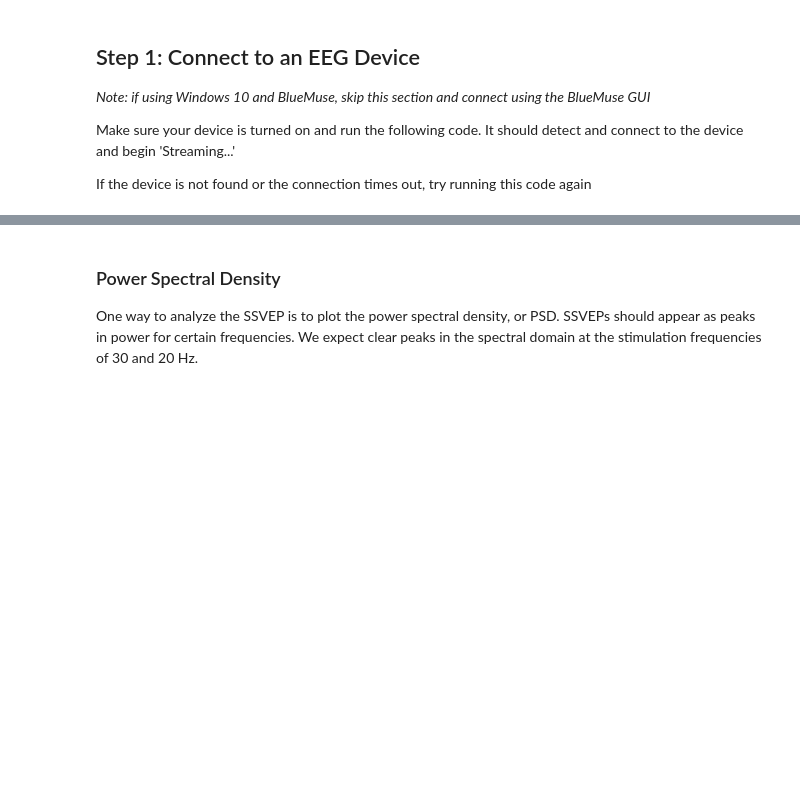
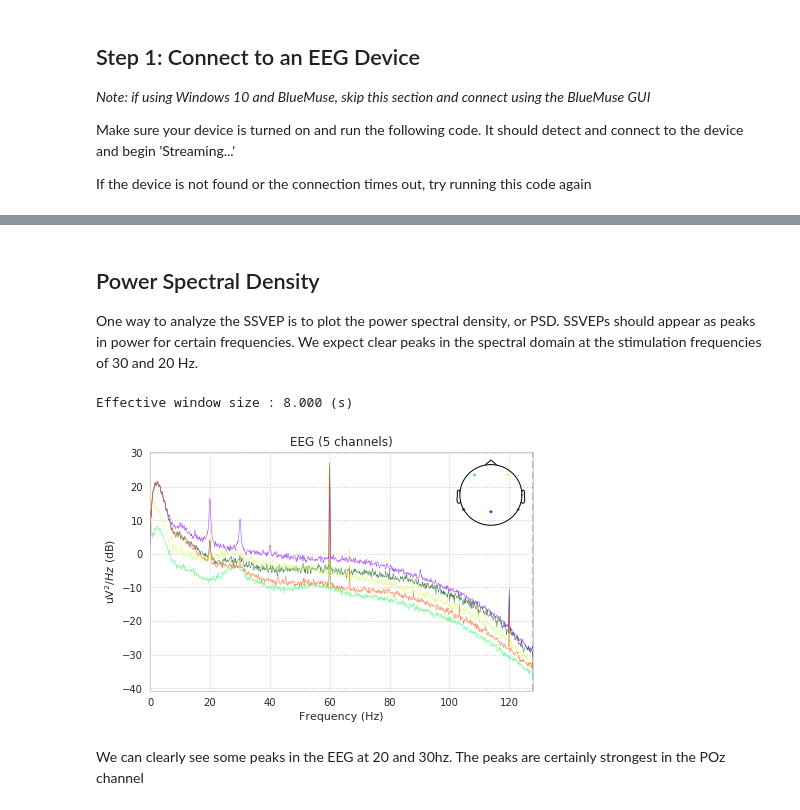
Before and after one commit to NeuroTechX/eeg-notebooks_v0.1, a Jupyter notebook: notebooks/SSVEP.ipynb, the cells around one changed output, grey strips where cells are left out. Saved outputs shown, nothing was run; the diff lists cells and outputs as text; code cells hidden in the pictures; blank space fills up the shorter version.

```diff
--- a/notebooks/SSVEP.ipynb
+++ b/notebooks/SSVEP.ipynb
@@ -92,4 +150,12 @@ Ready.
 # %% [markdown]
-### Power Spectral Density
+## Power Spectral Density
 
 One way to analyze the SSVEP is to plot the power spectral density, or PSD. SSVEPs should appear as peaks in power for certain frequencies. We expect clear peaks in the spectral domain at the stimulation frequencies of 30 and 20 Hz.
+# %%
+%matplotlib inline
+raw.plot_psd();
+# %% [output]
+Effective window size : 8.000 (s)
+[figure, added]
+# %% [markdown]
+We can clearly see some peaks in the EEG at 20 and 30hz. The peaks are certainly strongest in the POz channel
```
Also changed, not shown: parts of 40 cells of this notebook, 1 other file.
